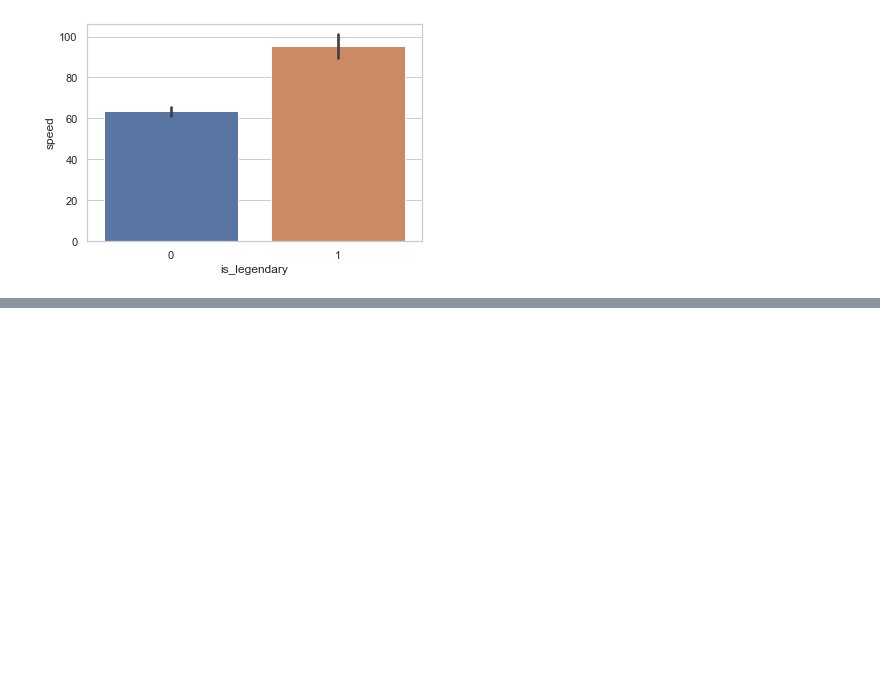
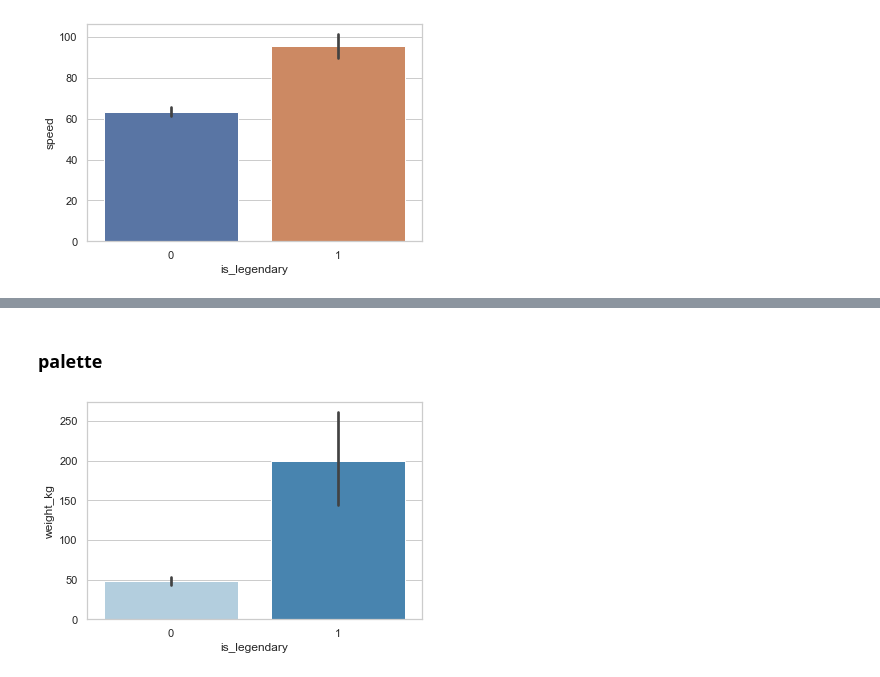
Before and after one commit to imamahasane/SeaBorn_Practices, a Jupyter notebook: SeabornPractices.ipynb, the cells around one changed output, grey strips where cells are left out. Drawn from its saved outputs; the diff is of its cells as text; code cells hidden in the pictures; blank space fills up the shorter version.

```diff
--- a/SeabornPractices.ipynb
+++ b/SeabornPractices.ipynb
@@ -78,0 +91,7 @@ plt.show()
+# %% [markdown]
+### palette
+# %%
+sns.barplot(x = "is_legendary", y = "weight_kg", palette = "Blues", data = pokemon)
+plt.show()
+# %% [output]
+[figure, added]
```
Also changed, not shown: parts of 11 cells of this notebook, 1 other file.
